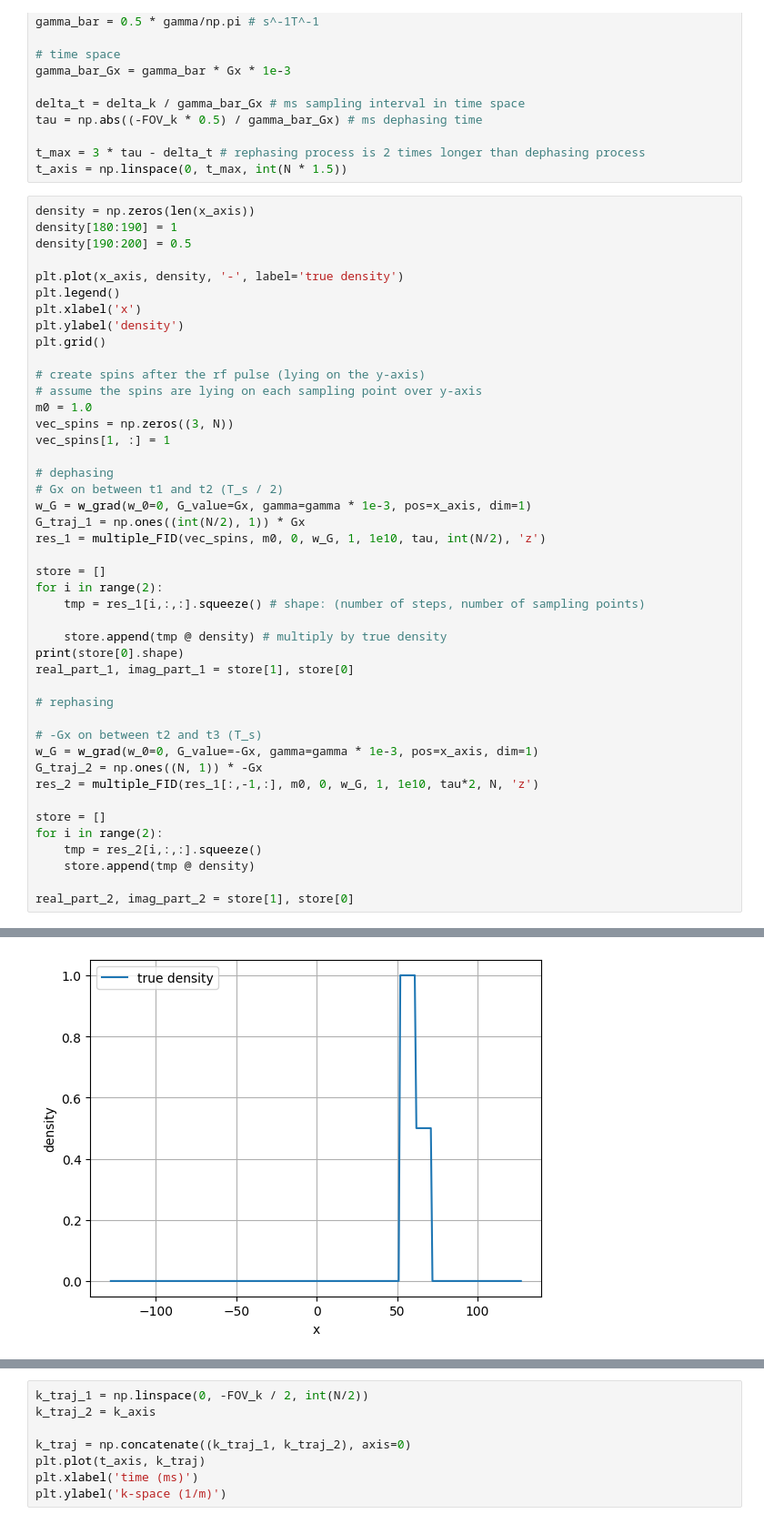
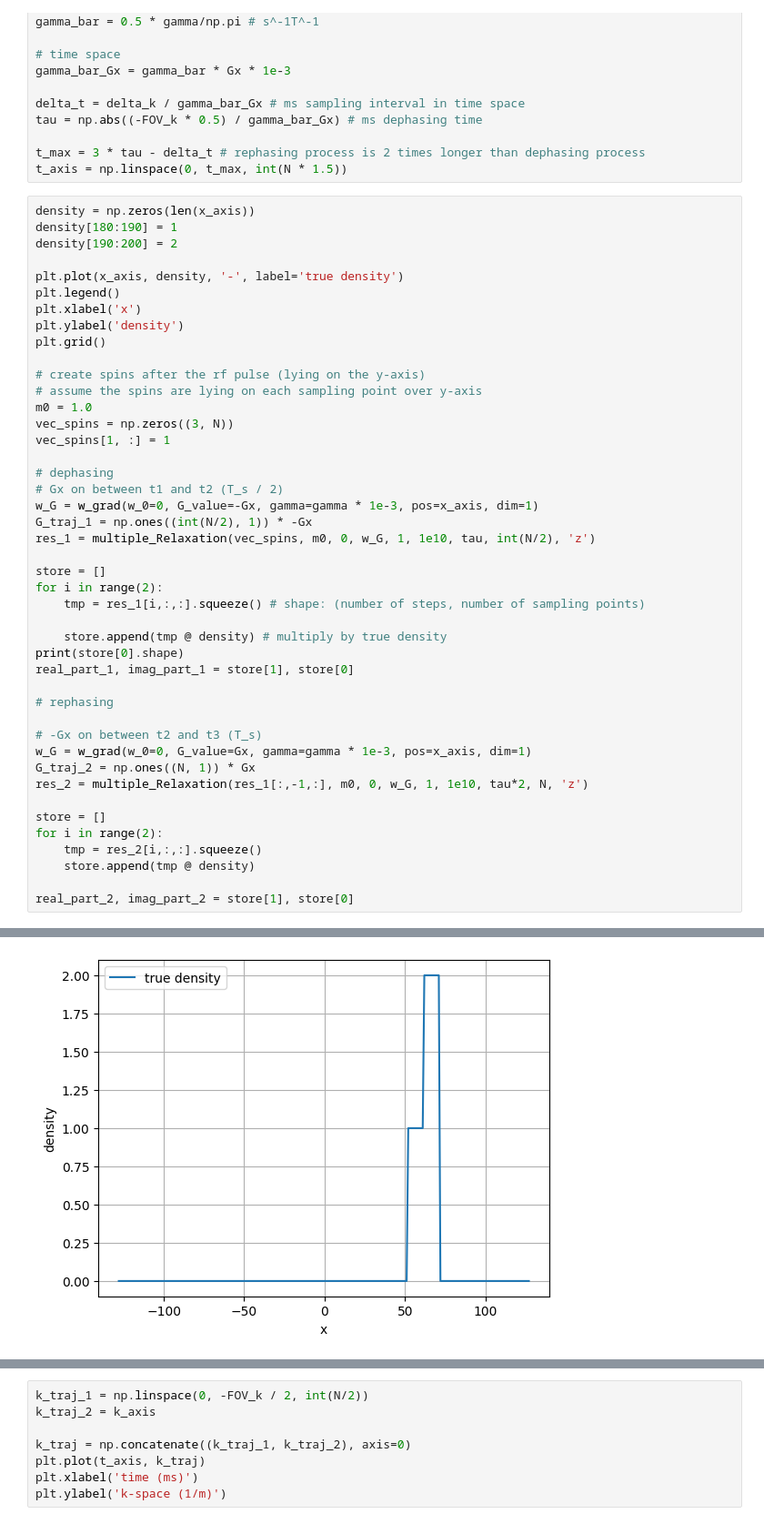
Before and after one commit to chongfengling/MRI-pulse-sequence-optimization, a Jupyter notebook: src/tmp.ipynb, the cells around one changed output, grey strips where cells are left out. Shown at 91% size. Saved outputs shown, nothing was run; the diff lists cells and outputs as text.

```diff
--- a/src/tmp.ipynb
+++ b/src/tmp.ipynb
@@ -30,7 +30,7 @@ t_axis = np.linspace(0, t_max, int(N * 1.5))
 # %%
 density = np.zeros(len(x_axis))
 density[180:190] = 1
-density[190:200] = 0.5
+density[190:200] = 2
 
 plt.plot(x_axis, density, '-', label='true density')
 plt.legend()
@@ -40,40 +40,40 @@ plt.grid()
 
 # create spins after the rf pulse (lying on the y-axis)
 # assume the spins are lying on each sampling point over y-axis
 m0 = 1.0
 vec_spins = np.zeros((3, N))
 vec_spins[1, :] = 1
 
 # dephasing
 # Gx on between t1 and t2 (T_s / 2)
-w_G = w_grad(w_0=0, G_value=Gx, gamma=gamma * 1e-3, pos=x_axis, dim=1)
-G_traj_1 = np.ones((int(N/2), 1)) * Gx
-res_1 = multiple_FID(vec_spins, m0, 0, w_G, 1, 1e10, tau, int(N/2), 'z')
+w_G = w_grad(w_0=0, G_value=-Gx, gamma=gamma * 1e-3, pos=x_axis, dim=1)
+G_traj_1 = np.ones((int(N/2), 1)) * -Gx
+res_1 = multiple_Relaxation(vec_spins, m0, 0, w_G, 1, 1e10, tau, int(N/2), 'z')
 
 store = []
 for i in range(2):
     tmp = res_1[i,:,:].squeeze() # shape: (number of steps, number of sampling points)
 
     store.append(tmp @ density) # multiply by true density
 print(store[0].shape)
 real_part_1, imag_part_1 = store[1], store[0]
 
 # rephasing
 
 # -Gx on between t2 and t3 (T_s)
-w_G = w_grad(w_0=0, G_value=-Gx, gamma=gamma * 1e-3, pos=x_axis, dim=1)
-G_traj_2 = np.ones((N, 1)) * -Gx
-res_2 = multiple_FID(res_1[:,-1,:], m0, 0, w_G, 1, 1e10, tau*2, N, 'z')
+w_G = w_grad(w_0=0, G_value=Gx, gamma=gamma * 1e-3, pos=x_axis, dim=1)
+G_traj_2 = np.ones((N, 1)) * Gx
+res_2 = multiple_Relaxation(res_1[:,-1,:], m0, 0, w_G, 1, 1e10, tau*2, N, 'z')
 
 store = []
 for i in range(2):
     tmp = res_2[i,:,:].squeeze()
     store.append(tmp @ density)
 
 real_part_2, imag_part_2 = store[1], store[0]
 # %% [output]
 (128,)
-[figure, old version]
+[figure, new version]
 # %%
 G_traj = np.concatenate((G_traj_1, G_traj_2), axis=0)
 plt.plot(t_axis, G_traj, label='Gx')
```
Also changed, not shown: parts of 4 cells of this notebook, 2 other files.
